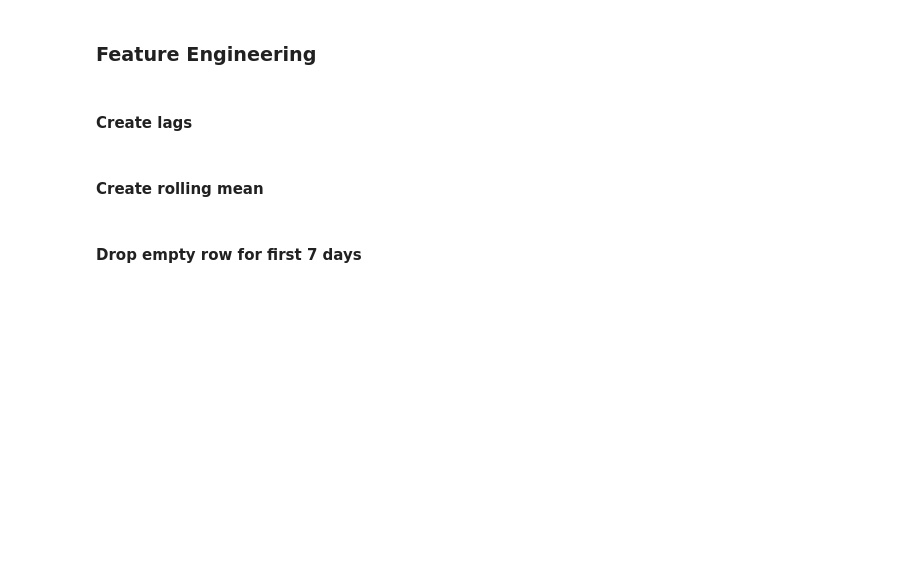
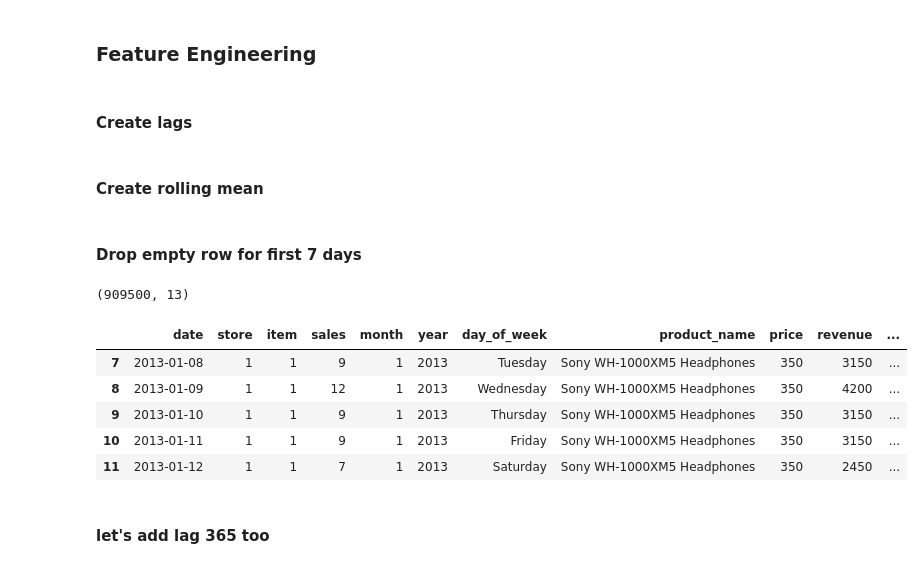
Before and after one commit to princeraj-ops/supply-chain-genai, a Jupyter notebook: notebooks/01_data_preparation.ipynb, the cells around one changed output. Drawn from its saved outputs; the diff is of its cells as text; code cells hidden in the pictures; blank space fills up the shorter version.

```diff
--- a/notebooks/01_data_preparation.ipynb
+++ b/notebooks/01_data_preparation.ipynb
@@ -234,3 +234,18 @@ df = df.dropna()
 # %%
 output_path = os.path.join('..', 'data', 'processed_data.csv')
 df.to_csv('processed_data.csv', index=False)
+# %%
+df.shape
+# %% [output]
+(909500, 13)
+# %%
+df.head()
+# %% [output]
+|  | date | store | item | sales | month | year | day_of_week | product_name | price | revenue | ... |
+| 7 | 2013-01-08 | 1 | 1 | 9 | 1 | 2013 | Tuesday | Sony WH-1000XM5 Headphones | 350 | 3150 | ... |
+| 8 | 2013-01-09 | 1 | 1 | 12 | 1 | 2013 | Wednesday | Sony WH-1000XM5 Headphones | 350 | 4200 | ... |
+| 9 | 2013-01-10 | 1 | 1 | 9 | 1 | 2013 | Thursday | Sony WH-1000XM5 Headphones | 350 | 3150 | ... |
+| 10 | 2013-01-11 | 1 | 1 | 9 | 1 | 2013 | Friday | Sony WH-1000XM5 Headphones | 350 | 3150 | ... |
+| 11 | 2013-01-12 | 1 | 1 | 7 | 1 | 2013 | Saturday | Sony WH-1000XM5 Headphones | 350 | 2450 | ... |
+# %% [markdown]
+#### let's add lag 365 too
```
Also changed, not shown: parts of 4 cells of this notebook.
